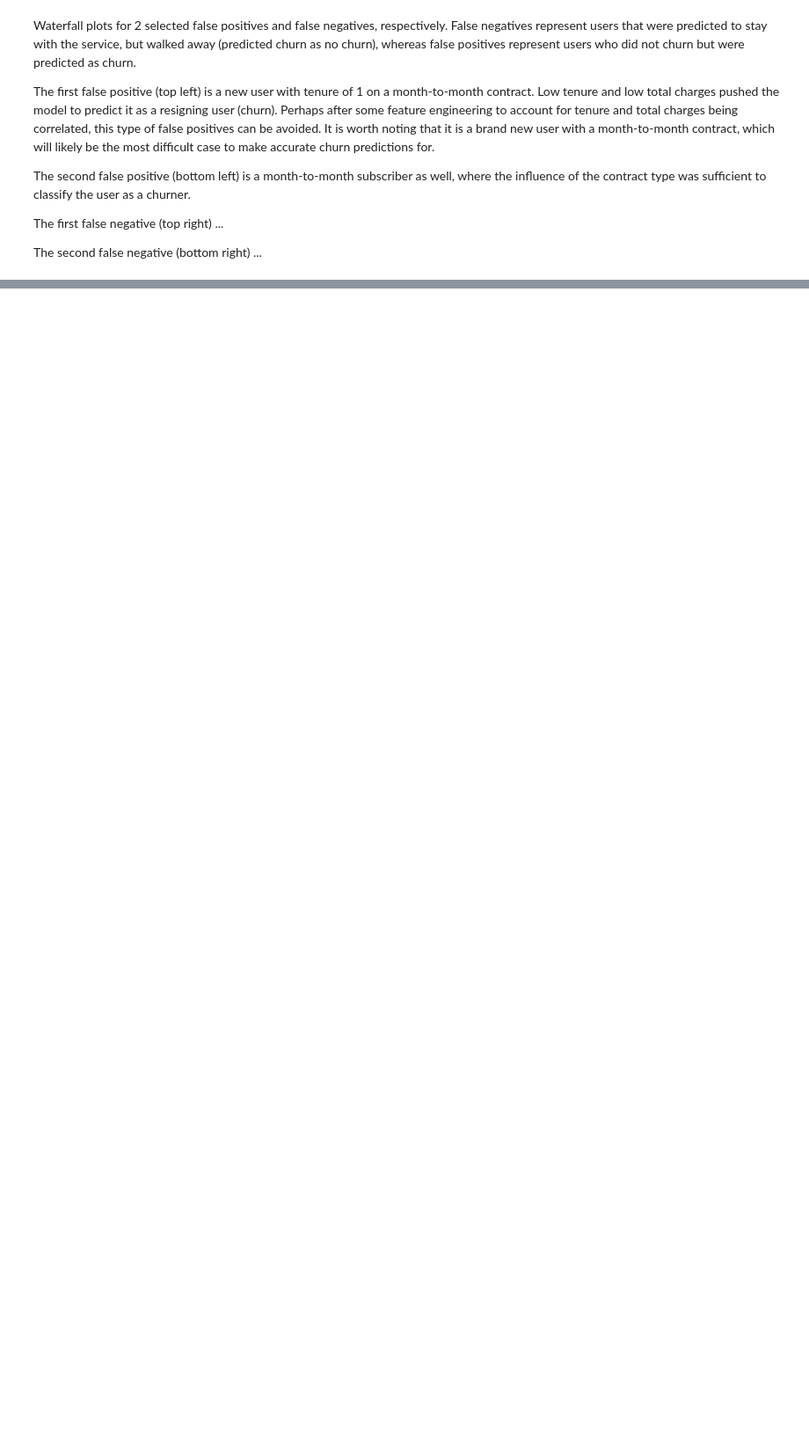
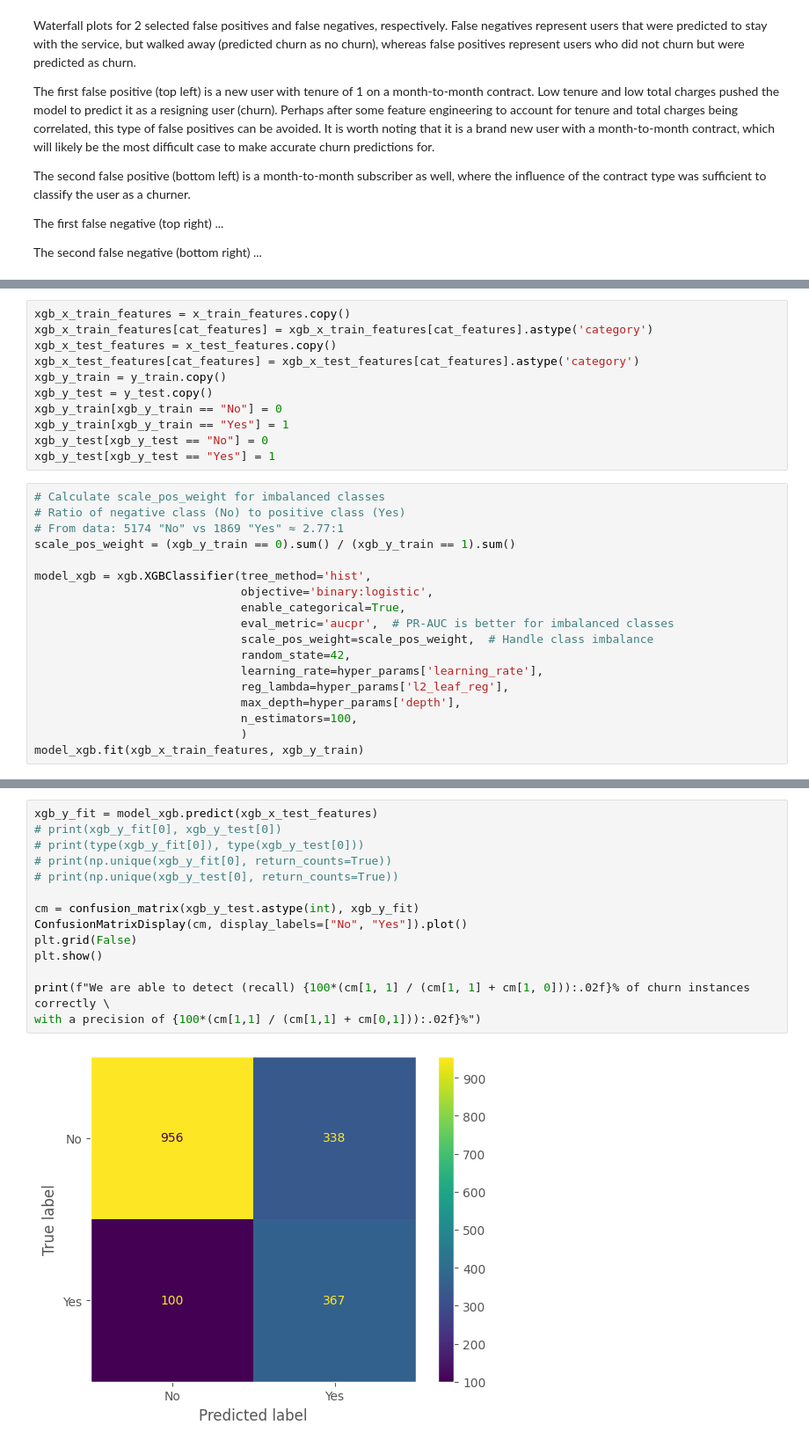
Before and after one commit to alexanderkrupinski/catboost-learning, a Jupyter notebook: python/catboost.ipynb, the cells around one changed output, grey strips where cells are left out. Shown at 88% size. Cells and saved outputs as stored; diff of their text form; blank space fills up the shorter version.

```diff
--- a/python/catboost.ipynb
+++ b/python/catboost.ipynb
@@ -409,0 +421,29 @@ plt.show()
+# %%
+xgb_x_train_features = x_train_features.copy()
+xgb_x_train_features[cat_features] = xgb_x_train_features[cat_features].astype('category')
+xgb_x_test_features = x_test_features.copy()
+xgb_x_test_features[cat_features] = xgb_x_test_features[cat_features].astype('category')
+xgb_y_train = y_train.copy()
+xgb_y_test = y_test.copy()
+xgb_y_train[xgb_y_train == "No"] = 0
+xgb_y_train[xgb_y_train == "Yes"] = 1
+xgb_y_test[xgb_y_test == "No"] = 0
+xgb_y_test[xgb_y_test == "Yes"] = 1
+# %%
+# Calculate scale_pos_weight for imbalanced classes
+# Ratio of negative class (No) to positive class (Yes)
+# From data: 5174 "No" vs 1869 "Yes" ≈ 2.77:1
+scale_pos_weight = (xgb_y_train == 0).sum() / (xgb_y_train == 1).sum()
+
+model_xgb = xgb.XGBClassifier(tree_method='hist',
+                              objective='binary:logistic',
+                              enable_categorical=True,
+                              eval_metric='aucpr',  # PR-AUC is better for imbalanced classes
+                              scale_pos_weight=scale_pos_weight,  # Handle class imbalance
+                              random_state=42,
+                              learning_rate=hyper_params['learning_rate'],
+                              reg_lambda=hyper_params['l2_leaf_reg'],
+                              max_depth=hyper_params['depth'],
+                              n_estimators=100,
+                              )
+model_xgb.fit(xgb_x_train_features, xgb_y_train)
@@ -409,0 +462,16 @@ plt.show()
+# %%
+xgb_y_fit = model_xgb.predict(xgb_x_test_features)
+# print(xgb_y_fit[0], xgb_y_test[0])
+# print(type(xgb_y_fit[0]), type(xgb_y_test[0]))
+# print(np.unique(xgb_y_fit[0], return_counts=True))
+# print(np.unique(xgb_y_test[0], return_counts=True))
+
+cm = confusion_matrix(xgb_y_test.astype(int), xgb_y_fit)
+ConfusionMatrixDisplay(cm, display_labels=["No", "Yes"]).plot()
+plt.grid(False)
+plt.show()
+
+print(f"We are able to detect (recall) {100*(cm[1, 1] / (cm[1, 1] + cm[1, 0])):.02f}% of churn instances correctly \
+with a precision of {100*(cm[1,1] / (cm[1,1] + cm[0,1])):.02f}%")
+# %% [output]
+[figure, added]
```
Also changed, not shown: parts of 25 cells of this notebook, 2 other files.
